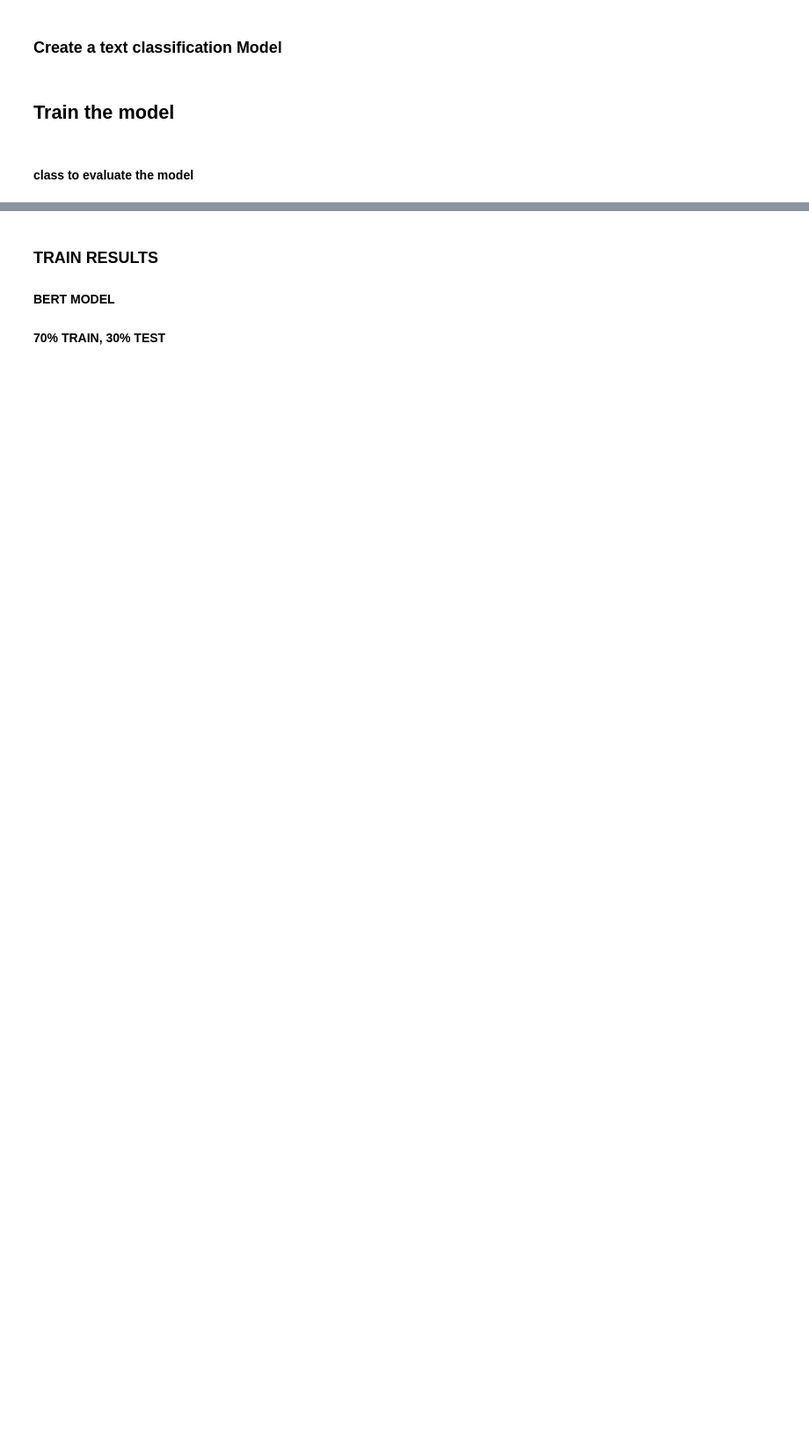
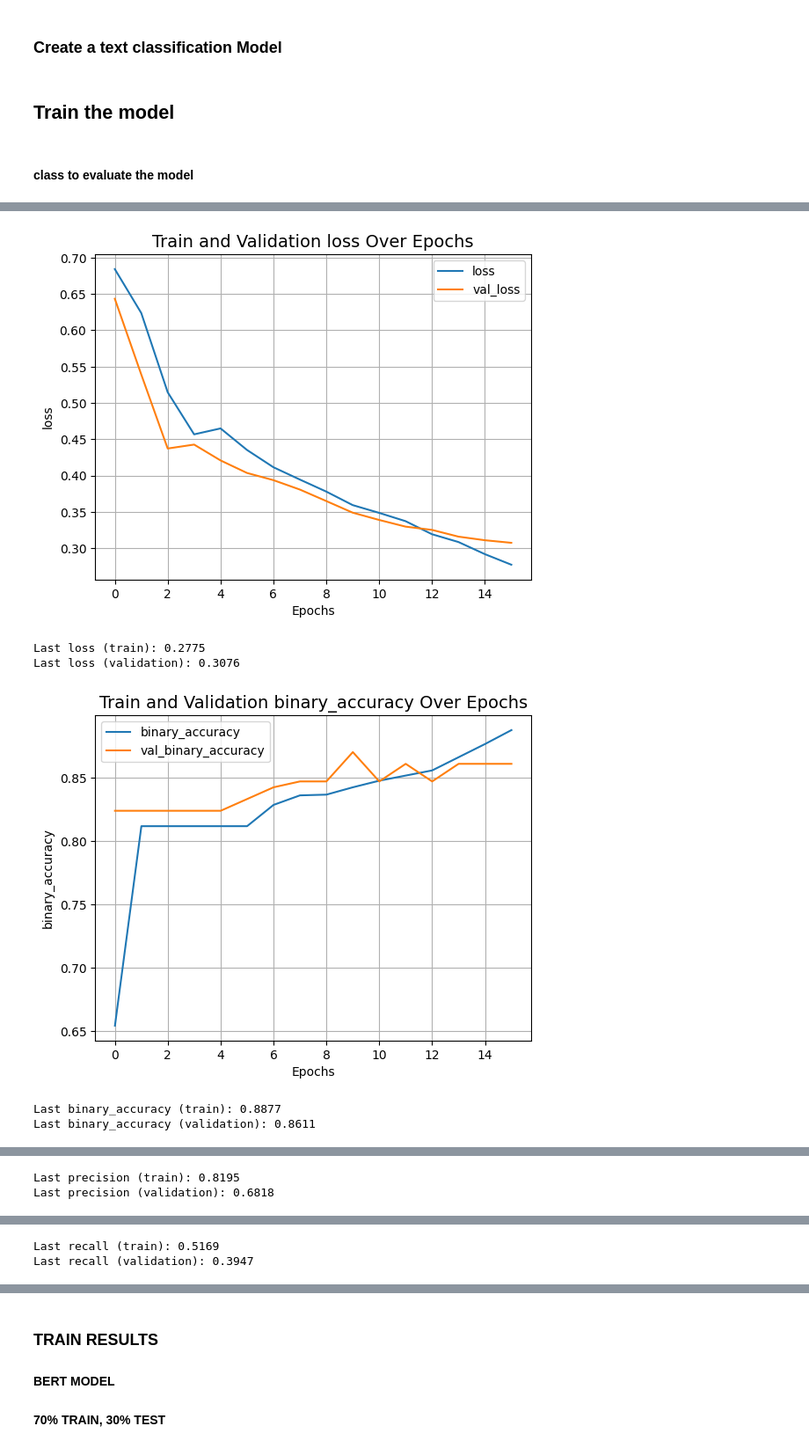
Before and after one commit to renanarimon/ProBogota, a Jupyter notebook: Text_Class.ipynb, the cells around one changed output, grey strips where cells are left out. Shown at 88% size. Drawn from its saved outputs; the diff is of its cells as text; code cells hidden in the pictures; blank space fills up the shorter version.

Commit message:
results 80%

```diff
--- a/Text_Class.ipynb
+++ b/Text_Class.ipynb
@@ -54,8 +25,7 @@ from tensorflow.keras import metrics
 # %%
-
-
 # Load the CSV file
 data = pd.read_csv('GPTClassification.csv')
+data.name = 'origin_df'
 data.shape
 # %% [output]
 (364, 2)
@@ -411,8 +437,8 @@ data dist
 # %%
-
+print("EXAMPLE OF HOT-ENCODING")
 text_batch, label_batch = next(iter(train_dataset))
 
-for i, text in enumerate(text_batch[:5]):
+for i, text in enumerate(text_batch[1:2]):
     label = label_batch[i].numpy()[None, ...]
     print(label[0])
     print(f"Abstract: {text}")
@@ -577,6 +565,11 @@ def plot_evaluate(model):
         plt.grid()
         plt.show()
 
+        last_train_result = model.history.history[item][-1]
+        last_val_result = model.history.history["val_" + item][-1]
+        print("Last {} (train): {:.4f}".format(item, last_train_result))
+        print("Last {} (validation): {:.4f}".format(item, last_val_result))
+
     plot_result("loss")
     plot_result("binary_accuracy")
     plot_result("precision")
@@ -584,0 +580,9 @@ def plot_evaluate(model):
+# %%
+plot_evaluate(shallow_mlp_model)
+# %% [output]
+[figure, added]
+Last loss (train): 0.2775
+Last loss (validation): 0.3076
+[figure, added]
+Last binary_accuracy (train): 0.8877
+Last binary_accuracy (validation): 0.8611
@@ -584,0 +590,2 @@ def plot_evaluate(model):
+Last precision (train): 0.8195
+Last precision (validation): 0.6818
@@ -584,0 +593,2 @@ def plot_evaluate(model):
+Last recall (train): 0.5169
+Last recall (validation): 0.3947
```
Also changed, not shown: parts of 49 cells of this notebook.
